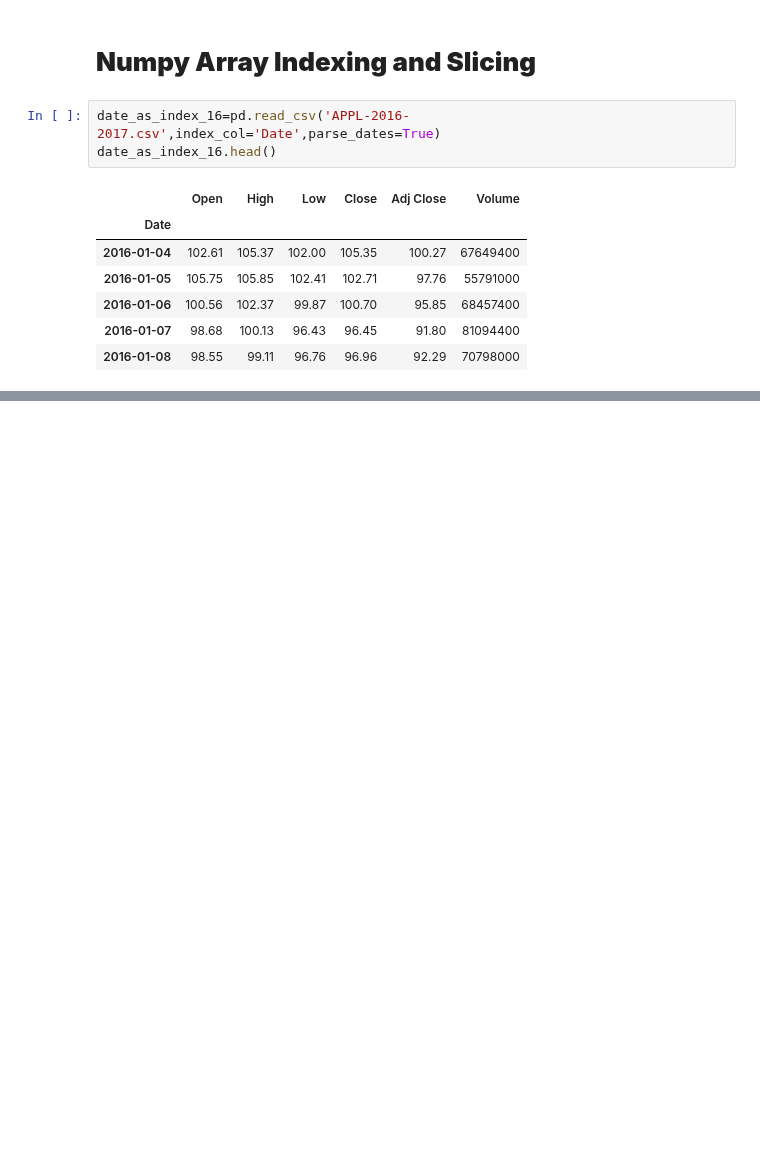
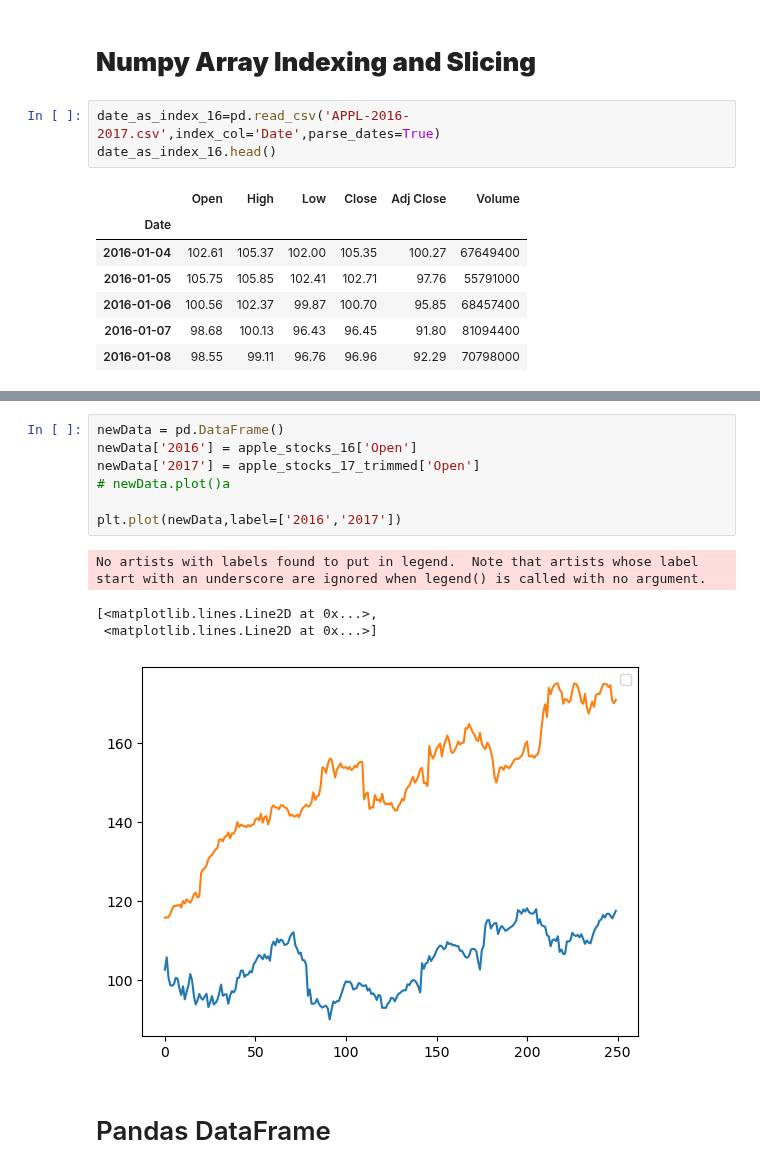
Before and after one commit to delinuxist/python_introduction, a Jupyter notebook: python_day-2_labs.ipynb, the cells around one changed output, grey strips where cells are left out. Drawn from its saved outputs; the diff is of its cells as text; blank space fills up the shorter version.

Commit message:
modified code using matplotlib for plotting

```diff
--- a/python_day-2_labs.ipynb
+++ b/python_day-2_labs.ipynb
@@ -164,0 +148,14 @@ plt.plot(csv_file)
+# %%
+newData = pd.DataFrame()
+newData['2016'] = apple_stocks_16['Open']
+newData['2017'] = apple_stocks_17_trimmed['Open']
+# newData.plot()a
+
+plt.plot(newData,label=['2016','2017'])
+# %% [output]
+No artists with labels found to put in legend.  Note that artists whose label start with an underscore are ignored when legend() is called with no argument.
+[<matplotlib.lines.Line2D at 0x...>,
+ <matplotlib.lines.Line2D at 0x...>]
+[figure, added]
+# %% [markdown]
+# Pandas DataFrame
```
Also changed, not shown: parts of 19 cells of this notebook.
